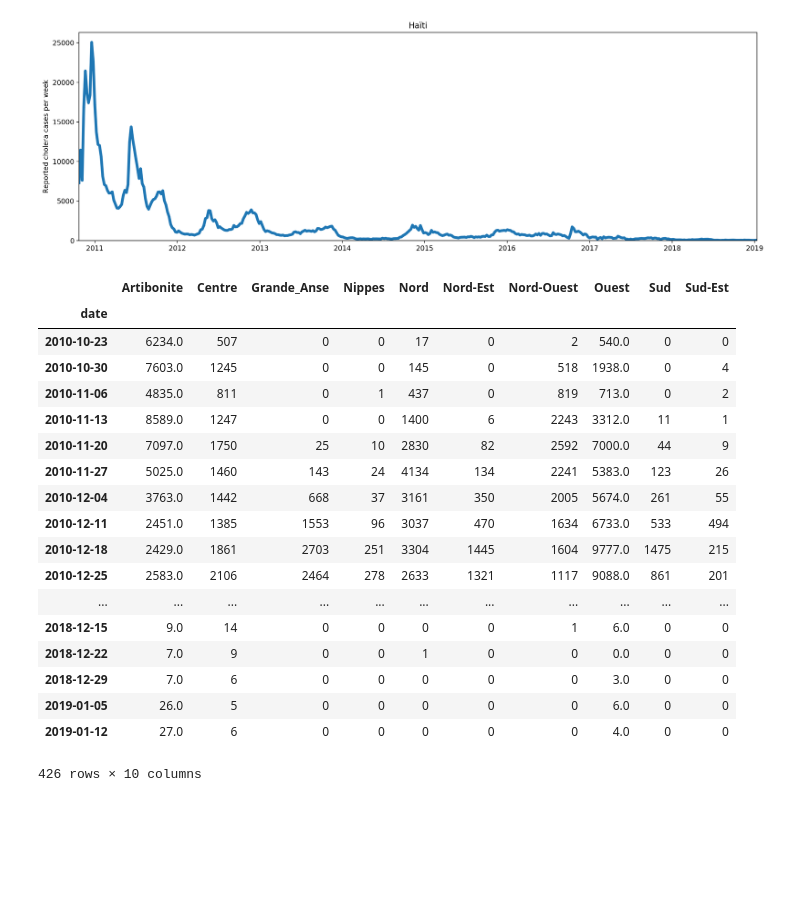
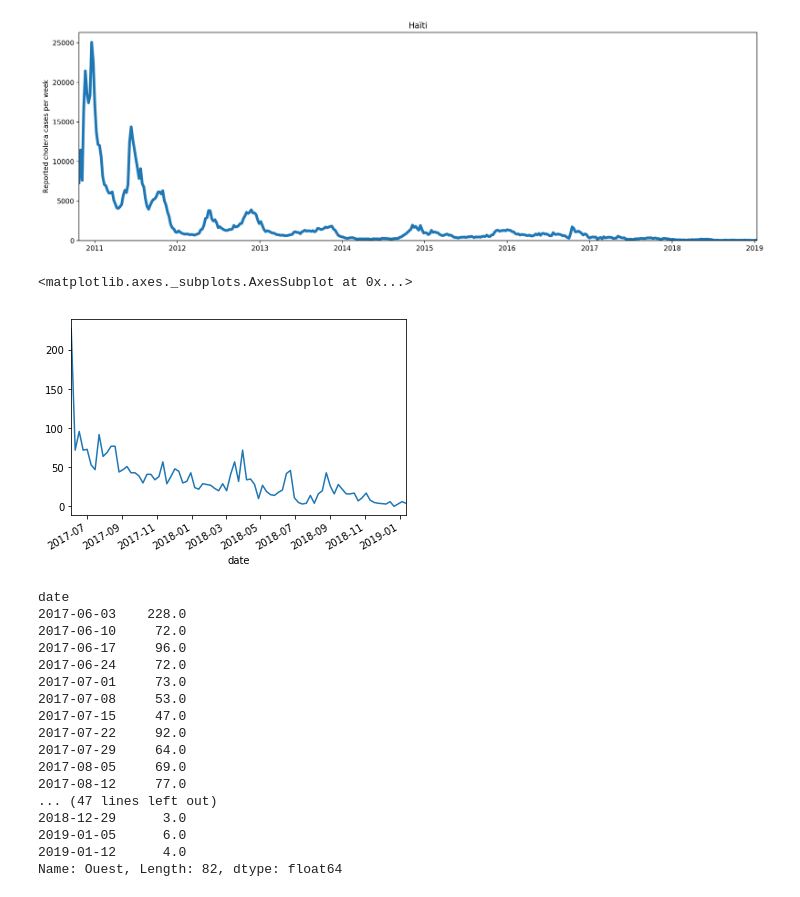
Before and after one commit to jcblemai/haiti-mass-ocv-campaign, a Jupyter notebook: data_analysis.ipynb, the cells around one changed output. Cells and saved outputs as stored; diff of their text form; code cells hidden in the pictures; blank space fills up the shorter version.

```diff
--- a/data_analysis.ipynb
+++ b/data_analysis.ipynb
@@ -119,25 +119,8 @@ axes.set_ylabel('Reported cholera cases per week')
 fig.tight_layout()
 # %% [output]
 [figure]
-# %%
-cases
-# %% [output]
-|  | Artibonite | Centre | Grande_Anse | Nippes | Nord | Nord-Est | Nord-Ouest | Ouest | Sud | Sud-Est |
-| date |  |  |  |  |  |  |  |  |  |  |
-| 2010-10-23 | 6234.0 | 507 | 0 | 0 | 17 | 0 | 2 | 540.0 | 0 | 0 |
-| 2010-10-30 | 7603.0 | 1245 | 0 | 0 | 145 | 0 | 518 | 1938.0 | 0 | 4 |
-| 2010-11-06 | 4835.0 | 811 | 0 | 1 | 437 | 0 | 819 | 713.0 | 0 | 2 |
-| 2010-11-13 | 8589.0 | 1247 | 0 | 0 | 1400 | 6 | 2243 | 3312.0 | 11 | 1 |
-| 2010-11-20 | 7097.0 | 1750 | 25 | 10 | 2830 | 82 | 2592 | 7000.0 | 44 | 9 |
-| 2010-11-27 | 5025.0 | 1460 | 143 | 24 | 4134 | 134 | 2241 | 5383.0 | 123 | 26 |
-| 2010-12-04 | 3763.0 | 1442 | 668 | 37 | 3161 | 350 | 2005 | 5674.0 | 261 | 55 |
-| 2010-12-11 | 2451.0 | 1385 | 1553 | 96 | 3037 | 470 | 1634 | 6733.0 | 533 | 494 |
-| 2010-12-18 | 2429.0 | 1861 | 2703 | 251 | 3304 | 1445 | 1604 | 9777.0 | 1475 | 215 |
-| 2010-12-25 | 2583.0 | 2106 | 2464 | 278 | 2633 | 1321 | 1117 | 9088.0 | 861 | 201 |
-| ... | ... | ... | ... | ... | ... | ... | ... | ... | ... | ... |
-| 2018-12-15 | 9.0 | 14 | 0 | 0 | 0 | 0 | 1 | 6.0 | 0 | 0 |
-| 2018-12-22 | 7.0 | 9 | 0 | 0 | 1 | 0 | 0 | 0.0 | 0 | 0 |
-| 2018-12-29 | 7.0 | 6 | 0 | 0 | 0 | 0 | 0 | 3.0 | 0 | 0 |
-| 2019-01-05 | 26.0 | 5 | 0 | 0 | 0 | 0 | 0 | 6.0 | 0 | 0 |
-| 2019-01-12 | 27.0 | 6 | 0 | 0 | 0 | 0 | 0 | 4.0 | 0 | 0 |
-426 rows × 10 columns
+# %%
+cases['Ouest'][datetime.date(2017,6,1):tf].plot()
+# %% [output]
+<matplotlib.axes._subplots.AxesSubplot at 0x...>
+[figure, added]
@@ -143,0 +130,20 @@ cases
+# %%
+cases['Ouest'][datetime.date(2017,6,1):tf]
+# %% [output]
+date
+2017-06-03    228.0
+2017-06-10     72.0
+2017-06-17     96.0
+2017-06-24     72.0
+2017-07-01     73.0
+2017-07-08     53.0
+2017-07-15     47.0
+2017-07-22     92.0
+2017-07-29     64.0
+2017-08-05     69.0
+2017-08-12     77.0
+... (47 lines left out)
+2018-12-29      3.0
+2019-01-05      6.0
+2019-01-12      4.0
+Name: Ouest, Length: 82, dtype: float64
```
Also changed, not shown: parts of 2 cells of this notebook, 5 other files.
